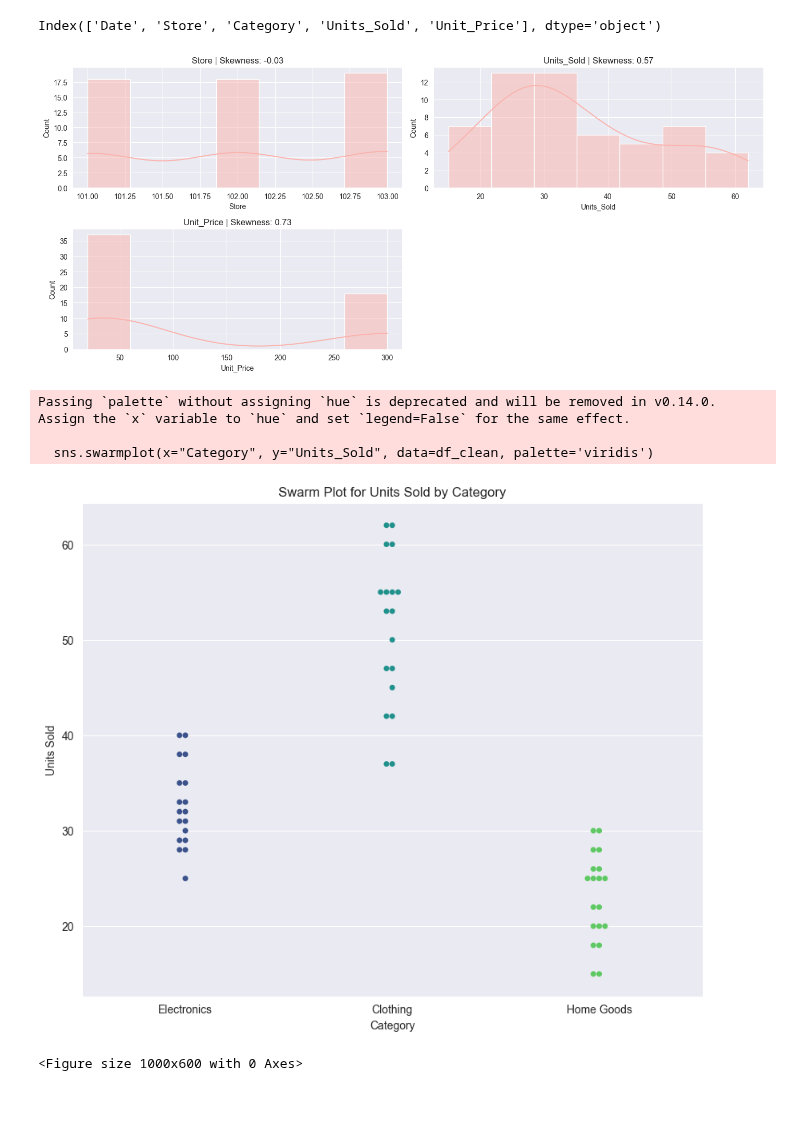
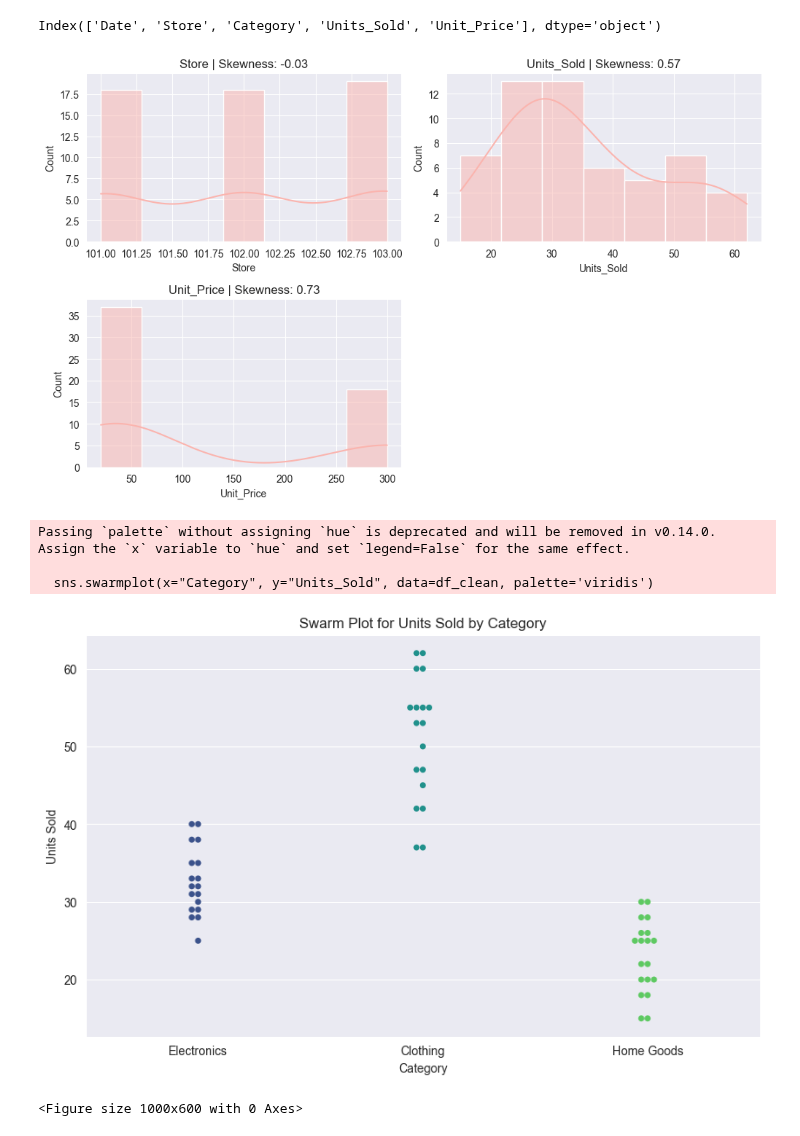
Before and after one commit to nicoherza-pascu/Club_IA-2, a Jupyter notebook: analisis.ipynb, the cells around one changed output. Saved outputs shown, nothing was run; the diff lists cells and outputs as text; code cells hidden in the pictures; blank space fills up the shorter version.

```diff
--- a/analisis.ipynb
+++ b/analisis.ipynb
@@ -102,20 +91,20 @@ Index(['Date', 'Store', 'Category', 'Units_Sold', 'Unit_Price'], dtype='object')
 # %%
 sns.set_style("darkgrid")
 
 numerical_columns = df_clean.select_dtypes(include=["int64", "float64"]).columns
 
-plt.figure(figsize=(14, len(numerical_columns) * 3))
+plt.figure(figsize=(10, len(numerical_columns) * 3))
 for idx, feature in enumerate(numerical_columns, 1):
     plt.subplot(len(numerical_columns), 2, idx)
     sns.histplot(df_clean[feature], kde=True)
     plt.title(f"{feature} | Skewness: {round(df_clean[feature].skew(), 2)}")
 
 plt.tight_layout()
 plt.show()
 # %% [output]
-[figure, old version]
+[figure, new version]
 # %%
-plt.figure(figsize=(10, 8))
+plt.figure(figsize=(10, 6))
 
 sns.swarmplot(x="Category", y="Units_Sold", data=df_clean, palette='viridis')
 plt.title('Swarm Plot for Units Sold by Category')
@@ -126,7 +115,7 @@ plt.show()
 Passing `palette` without assigning `hue` is deprecated and will be removed in v0.14.0. Assign the `x` variable to `hue` and set `legend=False` for the same effect.
 
   sns.swarmplot(x="Category", y="Units_Sold", data=df_clean, palette='viridis')
-[figure, old version]
+[figure, new version]
 # %%
 sns.set_palette("Pastel1")
 
```
Also changed, not shown: parts of 8 cells of this notebook.
